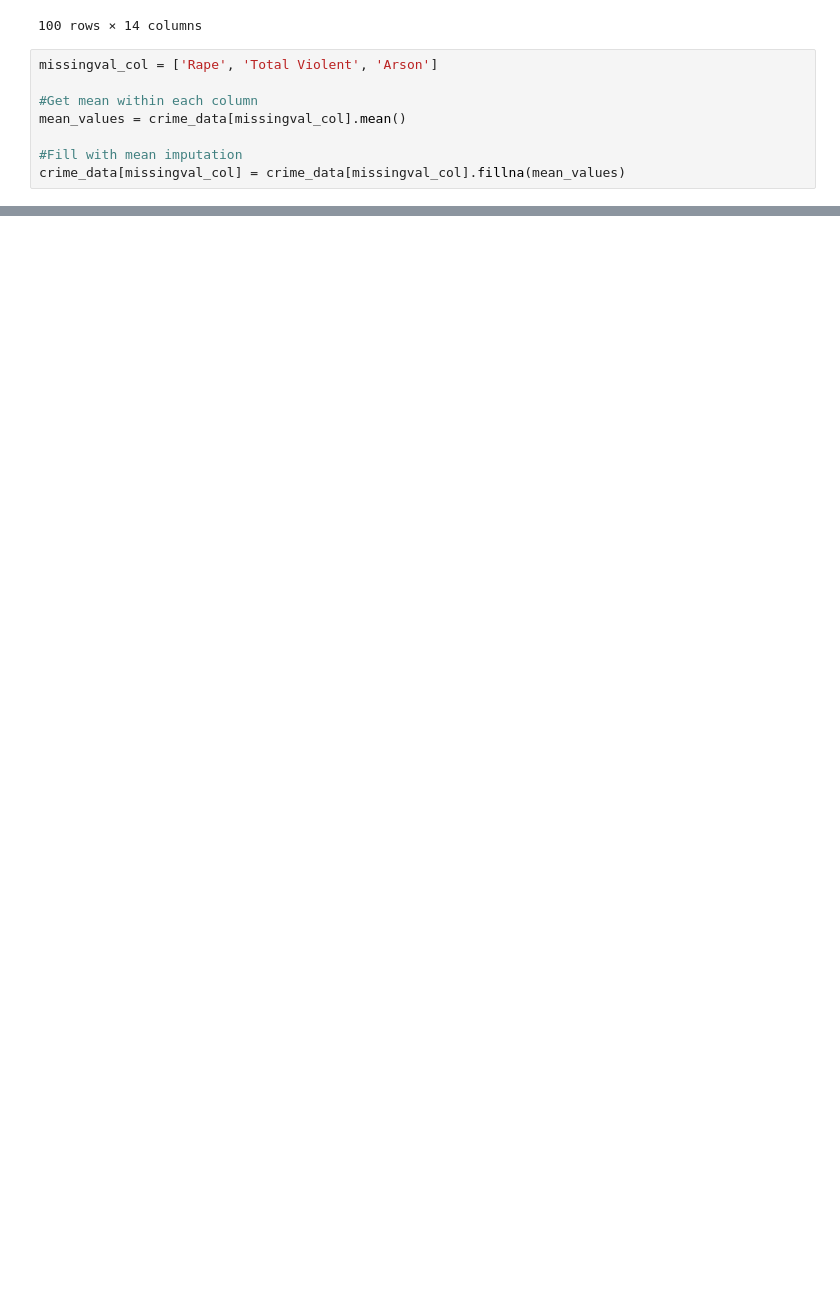
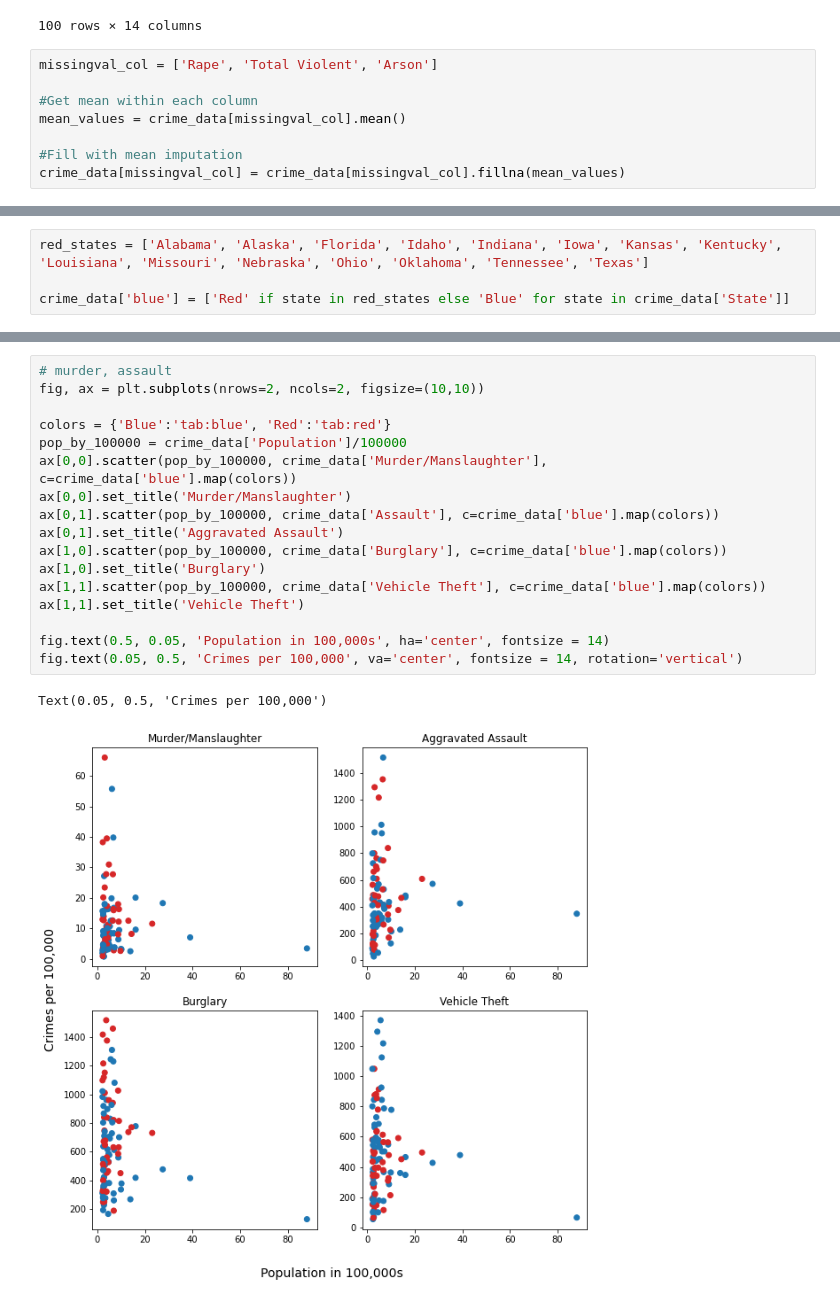
Before and after one commit to mkhan58/dscifinalproj-collab, a Jupyter notebook: final_wip_echo.ipynb, the cells around one changed output, grey strips where cells are left out. Cells and saved outputs as stored; diff of their text form; blank space fills up the shorter version.

```diff
--- a/final_wip_echo.ipynb
+++ b/final_wip_echo.ipynb
@@ -130,0 +133,4 @@ AttributeError: module 'matplotlib' has no attribute 'savefig'
+# %%
+red_states = ['Alabama', 'Alaska', 'Florida', 'Idaho', 'Indiana', 'Iowa', 'Kansas', 'Kentucky', 'Louisiana', 'Missouri', 'Nebraska', 'Ohio', 'Oklahoma', 'Tennessee', 'Texas']
+
+crime_data['blue'] = ['Red' if state in red_states else 'Blue' for state in crime_data['State']]
@@ -130,0 +153,20 @@ AttributeError: module 'matplotlib' has no attribute 'savefig'
+# %%
+# murder, assault
+fig, ax = plt.subplots(nrows=2, ncols=2, figsize=(10,10))
+
+colors = {'Blue':'tab:blue', 'Red':'tab:red'}
+pop_by_100000 = crime_data['Population']/100000
+ax[0,0].scatter(pop_by_100000, crime_data['Murder/Manslaughter'], c=crime_data['blue'].map(colors))
+ax[0,0].set_title('Murder/Manslaughter')
+ax[0,1].scatter(pop_by_100000, crime_data['Assault'], c=crime_data['blue'].map(colors))
+ax[0,1].set_title('Aggravated Assault')
+ax[1,0].scatter(pop_by_100000, crime_data['Burglary'], c=crime_data['blue'].map(colors))
+ax[1,0].set_title('Burglary')
+ax[1,1].scatter(pop_by_100000, crime_data['Vehicle Theft'], c=crime_data['blue'].map(colors))
+ax[1,1].set_title('Vehicle Theft')
+
+fig.text(0.5, 0.05, 'Population in 100,000s', ha='center', fontsize = 14)
+fig.text(0.05, 0.5, 'Crimes per 100,000', va='center', fontsize = 14, rotation='vertical')
+# %% [output]
+Text(0.05, 0.5, 'Crimes per 100,000')
+[figure, added]
```
Also changed, not shown: parts of 6 cells of this notebook.
